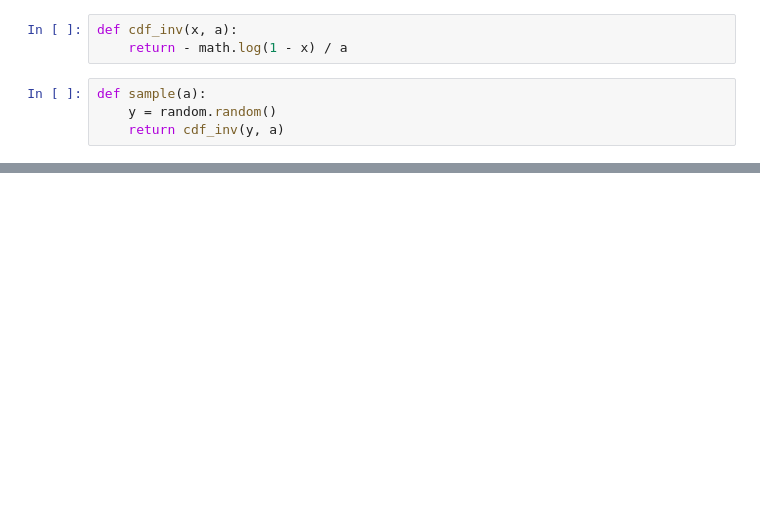
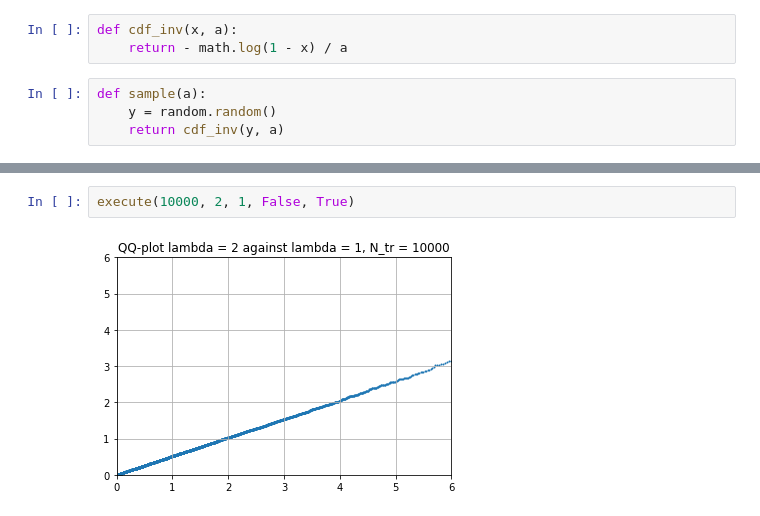
Before and after one commit to davidezanella/spe-assignments, a Jupyter notebook: Homework 2/delivery/report.ipynb, the cells around one changed output, grey strips where cells are left out. Saved outputs shown, nothing was run; the diff lists cells and outputs as text; blank space fills up the shorter version.

```diff
--- a/Homework 2/delivery/report.ipynb
+++ b/Homework 2/delivery/report.ipynb
@@ -1054,0 +1076,4 @@ execute(200000, 2, 20, False, True)
+# %%
+execute(10000, 2, 1, False, True)
+# %% [output]
+[figure, added]
```
Also changed, not shown: parts of 14 cells of this notebook.
